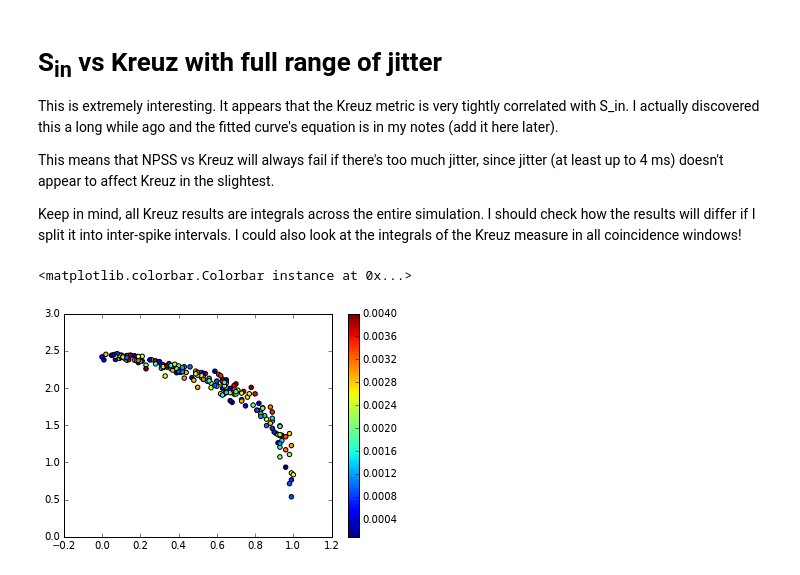
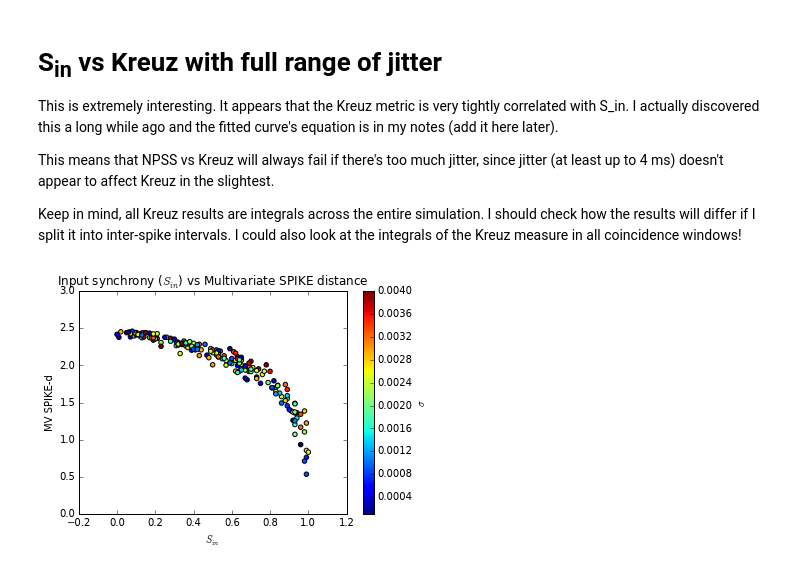
Before and after one commit to achilleas-k/slope-vs-dist-brian, a Jupyter notebook: Simulation data.ipynb, the cells around one changed output. Saved outputs shown, nothing was run; the diff lists cells and outputs as text; code cells hidden in the pictures.

```diff
--- a/Simulation data.ipynb
+++ b/Simulation data.ipynb
@@ -125,16 +163,19 @@ I could also look at the integrals of the Kreuz measure in all coincidence windo
 # %%
 # plot kreuz versus S_in and jitter (as colour)
 kreuz = []
 synchs = []
 jitters = []
 for conf, res in zip(configs_j, results_j):
     kr_t = res["kr_times"]
     kr_d = res["kr_dists"]
     kreuz.append(trapz(kr_d, kr_t))
     jitters.append(float(conf["sigma"]))
     synchs.append(conf["S_in"])
 scatter(synchs, kreuz, c=jitters)
-colorbar()
+cbar = colorbar()
+title("Input synchrony ($S_{in}$) vs Multivariate SPIKE distance")
+xlabel("$S_{in}$")
+ylabel("MV SPIKE-d")
+cbar.set_label("$\sigma$")
 # %% [output]
-<matplotlib.colorbar.Colorbar instance at 0x...>
-[figure, old version]
+[figure, new version]
```
Also changed, not shown: parts of 13 cells of this notebook.
